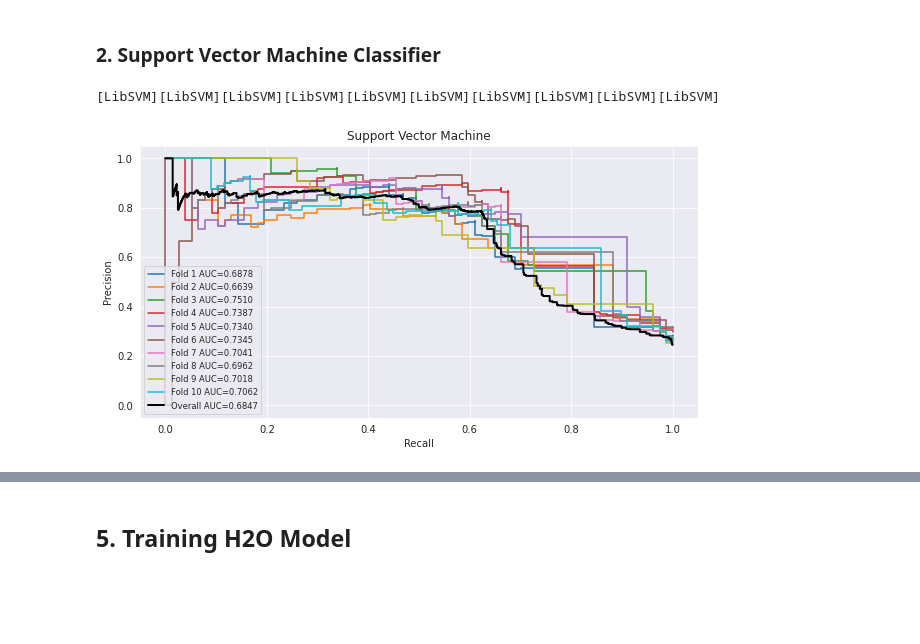
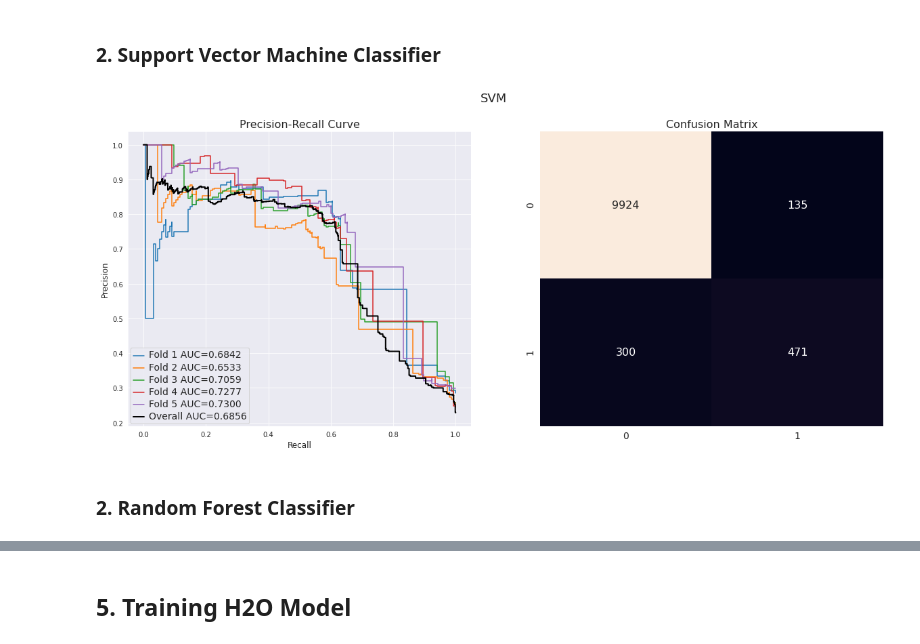
Before and after one commit to macabdul9/Tide-DS-Task, a Jupyter notebook: Tide-DS-Task.ipynb, the cells around one changed output, grey strips where cells are left out. Saved outputs shown, nothing was run; the diff lists cells and outputs as text; code cells hidden in the pictures; blank space fills up the shorter version.

Commit message:
model and results added

```diff
--- a/Tide-DS-Task.ipynb
+++ b/Tide-DS-Task.ipynb
@@ -296,9 +328,33 @@ clf = SVC(verbose=False, probability=True)
-# %%
-f, ax = plt.subplots(1, 1, figsize=(10, 5))
-results, ax = train(clf=clf, X=X, y=y, ax=ax)
-ax.legend(loc='lower left', fontsize='small')
-plt.title(model)
-plt.show()
-# %% [output]
-[LibSVM][LibSVM][LibSVM][LibSVM][LibSVM][LibSVM][LibSVM][LibSVM][LibSVM][LibSVM]
-[figure, removed]
+# %%
+model = "SVM"
+# %%
+clf = SVC(verbose=False, probability=True, class_weight={1: 2}) # class weight for imabal
+# %%
+# create subplots
+f, ax = plt.subplots(1, 2, figsize=(20, 8))
+
+# train the model
+results, cm, ax[0] = train(clf=clf, X=X, y=y, model=model, n_folds=5, ax=ax[0])
+
+# set legend pos
+ax[0].legend(loc='lower left', fontsize='small')
+
+# increase the font size of subplot (for pr curve)
+ax[0].set_title("Precision-Recall Curve", fontsize=16)
+
+# plot confusion matrix in 2nd subplot
+sns.heatmap(cm, annot=True, cbar=False, fmt=".0f", ax=ax[1], annot_kws={'size':16})
+
+# change the font size and save the fig
+ax[1].set_title("Confusion Matrix", fontsize=16)
+ax[1].tick_params(axis='both', which='major', labelsize=14)
+plt.setp(ax[0].get_legend().get_texts(), fontsize=14) # for legend text
+plt.setp(ax[0].get_legend().get_title(), fontsize=14) # for legend title
+plt.suptitle(model, fontsize=18)
+plt.margins(0,0)
+plt.savefig(os.path.join(os.getcwd(), "results", model, model+"_pr_curve.png"), bbox_inches = 'tight', pad_inches = 0)
+plt.show()
+# %% [output]
+[figure, added]
+# %% [markdown]
+### 2. Random Forest Classifier
```
Also changed, not shown: parts of 46 cells of this notebook, 41 other files.
